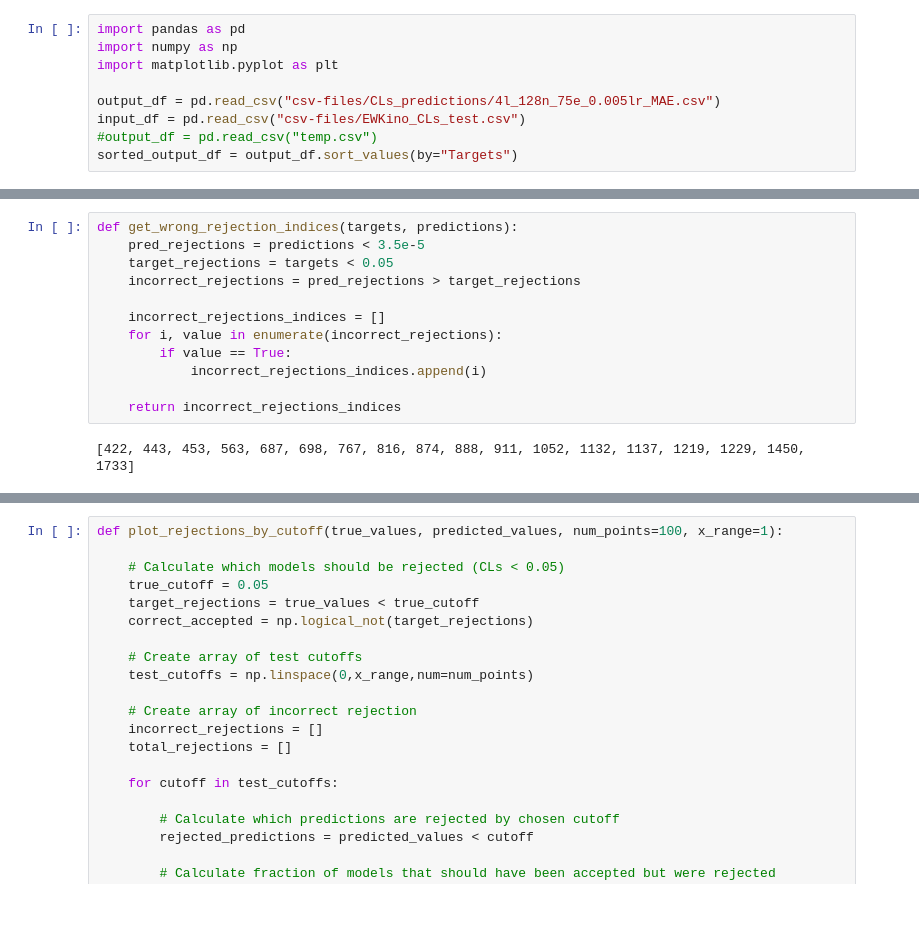
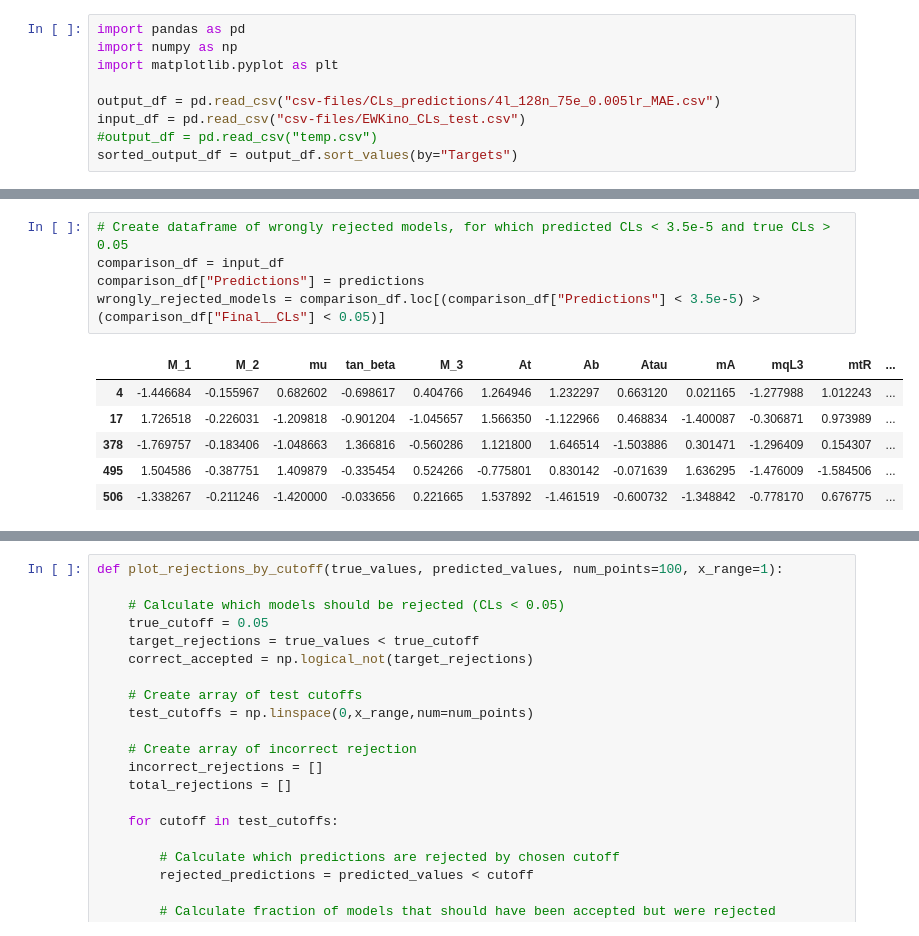
Before and after one commit to benvlasto/MPhys-Project, a Jupyter notebook: exploring_CLs_model_output.ipynb, the cells around one changed output, grey strips where cells are left out. Drawn from its saved outputs; the diff is of its cells as text; blank space fills up the shorter version.

```diff
--- a/exploring_CLs_model_output.ipynb
+++ b/exploring_CLs_model_output.ipynb
@@ -32,14 +32,12 @@ Absolute mean of targets: 0.6020093681426797
-# %%
-def get_wrong_rejection_indices(targets, predictions):
-    pred_rejections = predictions < 3.5e-5
-    target_rejections = targets < 0.05
-    incorrect_rejections = pred_rejections > target_rejections
-
-    incorrect_rejections_indices = []
-    for i, value in enumerate(incorrect_rejections):
-        if value == True:
-            incorrect_rejections_indices.append(i)
-
-    return incorrect_rejections_indices
-# %% [output]
-[422, 443, 453, 563, 687, 698, 767, 816, 874, 888, 911, 1052, 1132, 1137, 1219, 1229, 1450, 1733]
+# %%
+# Create dataframe of wrongly rejected models, for which predicted CLs < 3.5e-5 and true CLs > 0.05
+comparison_df = input_df
+comparison_df["Predictions"] = predictions
+wrongly_rejected_models = comparison_df.loc[(comparison_df["Predictions"] < 3.5e-5) > (comparison_df["Final__CLs"] < 0.05)]
+# %% [output]
+|  | M_1 | M_2 | mu | tan_beta | M_3 | At | Ab | Atau | mA | mqL3 | mtR | ... |
+| 4 | -1.446684 | -0.155967 | 0.682602 | -0.698617 | 0.404766 | 1.264946 | 1.232297 | 0.663120 | 0.021165 | -1.277988 | 1.012243 | ... |
+| 17 | 1.726518 | -0.226031 | -1.209818 | -0.901204 | -1.045657 | 1.566350 | -1.122966 | 0.468834 | -1.400087 | -0.306871 | 0.973989 | ... |
+| 378 | -1.769757 | -0.183406 | -1.048663 | 1.366816 | -0.560286 | 1.121800 | 1.646514 | -1.503886 | 0.301471 | -1.296409 | 0.154307 | ... |
+| 495 | 1.504586 | -0.387751 | 1.409879 | -0.335454 | 0.524266 | -0.775801 | 0.830142 | -0.071639 | 1.636295 | -1.476009 | -1.584506 | ... |
+| 506 | -1.338267 | -0.211246 | -1.420000 | -0.033656 | 0.221665 | 1.537892 | -1.461519 | -0.600732 | -1.348842 | -0.778170 | 0.676775 | ... |
```
Also changed, not shown: parts of 3 cells of this notebook.
